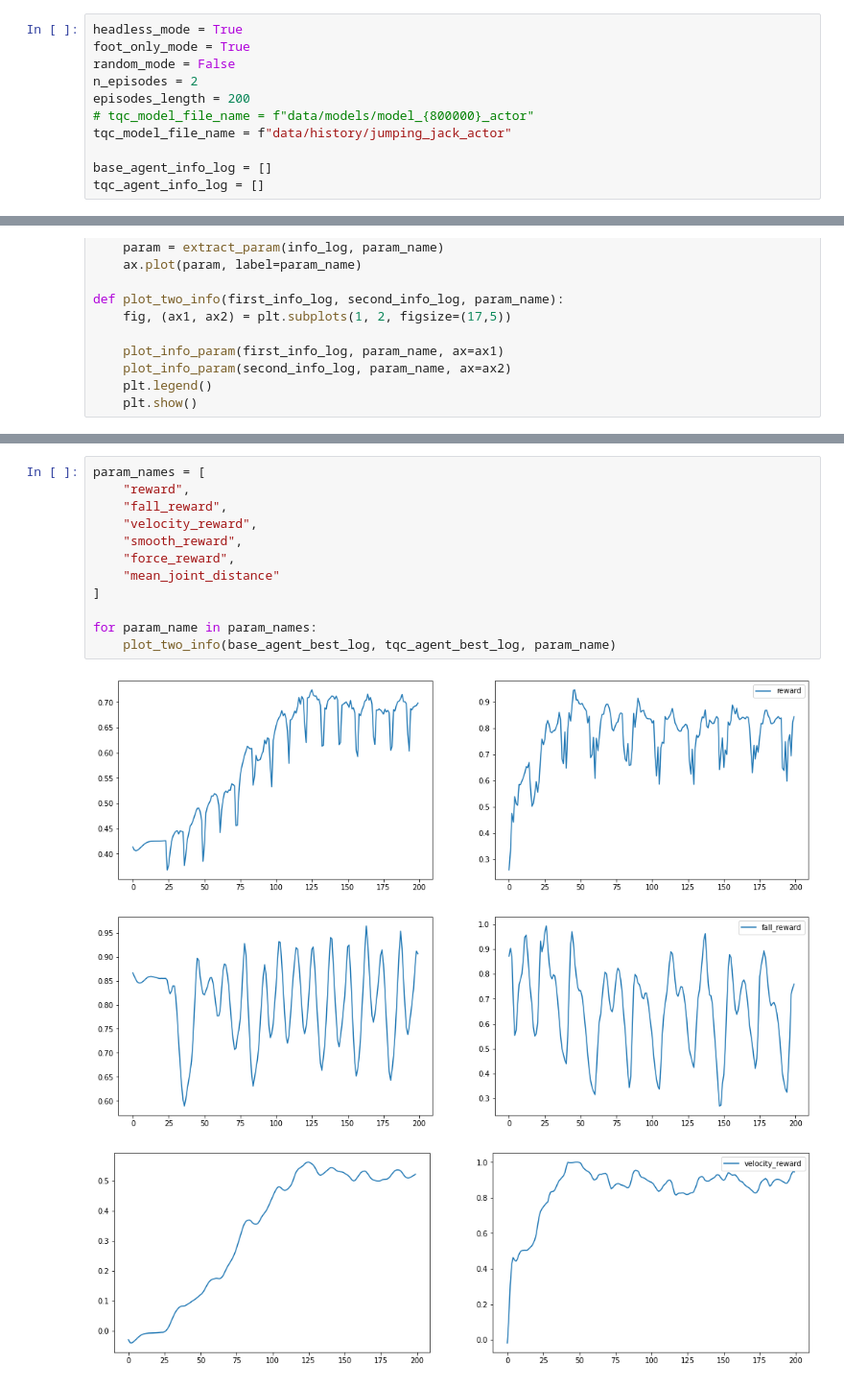
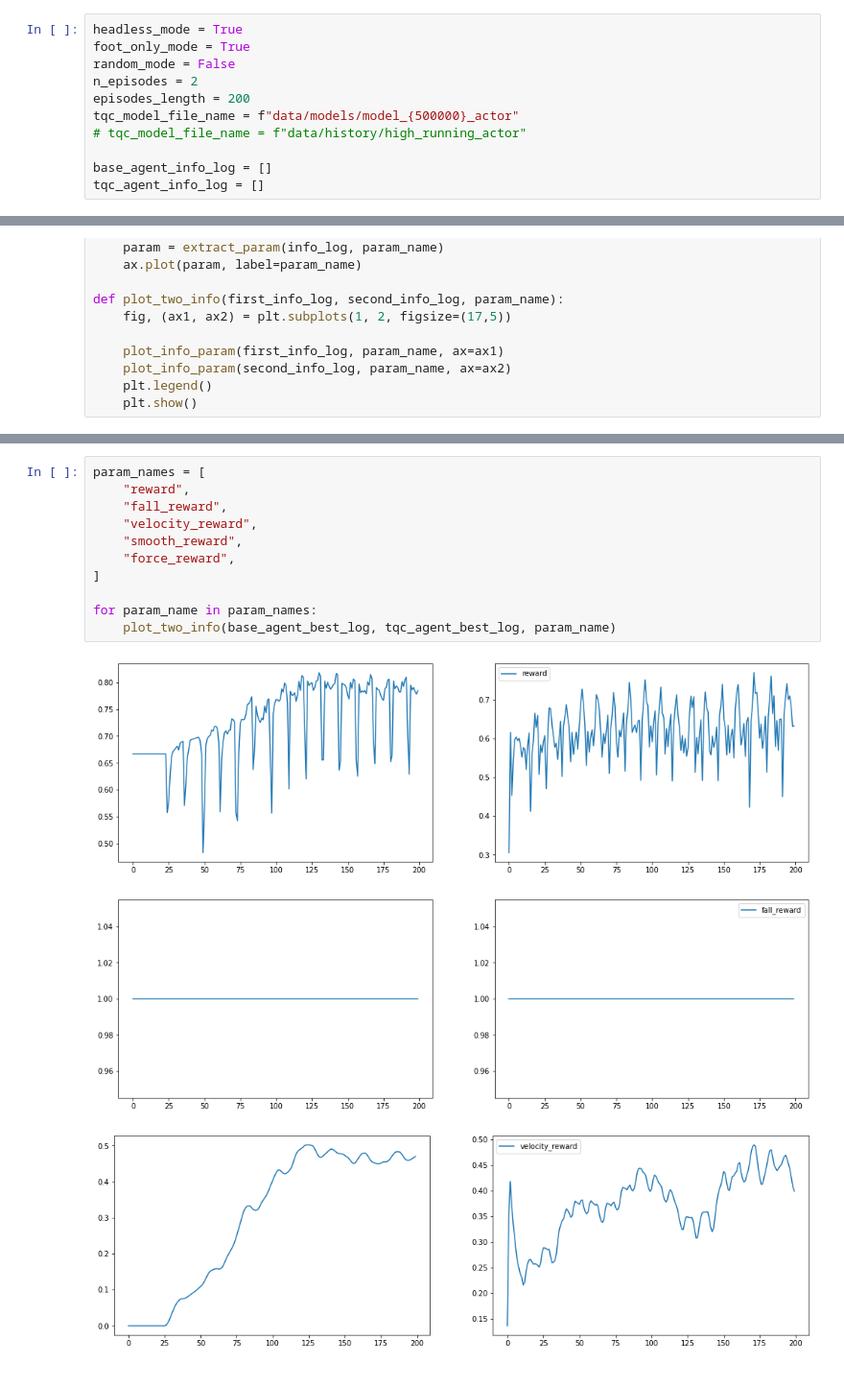
Before and after one commit to alex-kozinov/Dissertation, a Jupyter notebook: sources/compare_base_and_tqc_agents.ipynb, the cells around one changed output, grey strips where cells are left out. Shown: that part at 96% size. Drawn from its saved outputs; the diff is of its cells as text.

```diff
--- a/sources/compare_base_and_tqc_agents.ipynb
+++ b/sources/compare_base_and_tqc_agents.ipynb
@@ -27,8 +27,8 @@ foot_only_mode = True
 random_mode = False
 n_episodes = 2
 episodes_length = 200
-# tqc_model_file_name = f"data/models/model_{800000}_actor"
-tqc_model_file_name = f"data/history/jumping_jack_actor"
+tqc_model_file_name = f"data/models/model_{500000}_actor"
+# tqc_model_file_name = f"data/history/high_running_actor"
 
 base_agent_info_log = []
 tqc_agent_info_log = []
@@ -122,16 +122,15 @@ dict_keys(['fall_metric', 'y', 'x', 'zpos', 'floor_collision', 'fall_prob', 'fal
 # %%
 param_names = [
     "reward",
     "fall_reward",
     "velocity_reward",
     "smooth_reward",
     "force_reward",
-    "mean_joint_distance"
 ]
 
 for param_name in param_names:
     plot_two_info(base_agent_best_log, tqc_agent_best_log, param_name)
 # %% [output]
-[figure, old version]
+[figure, new version]
-[figure, old version]
+[figure, new version]
-[figure, old version]
+[figure, new version]
```
Also changed, not shown: parts of 5 cells of this notebook, 7 other files.
